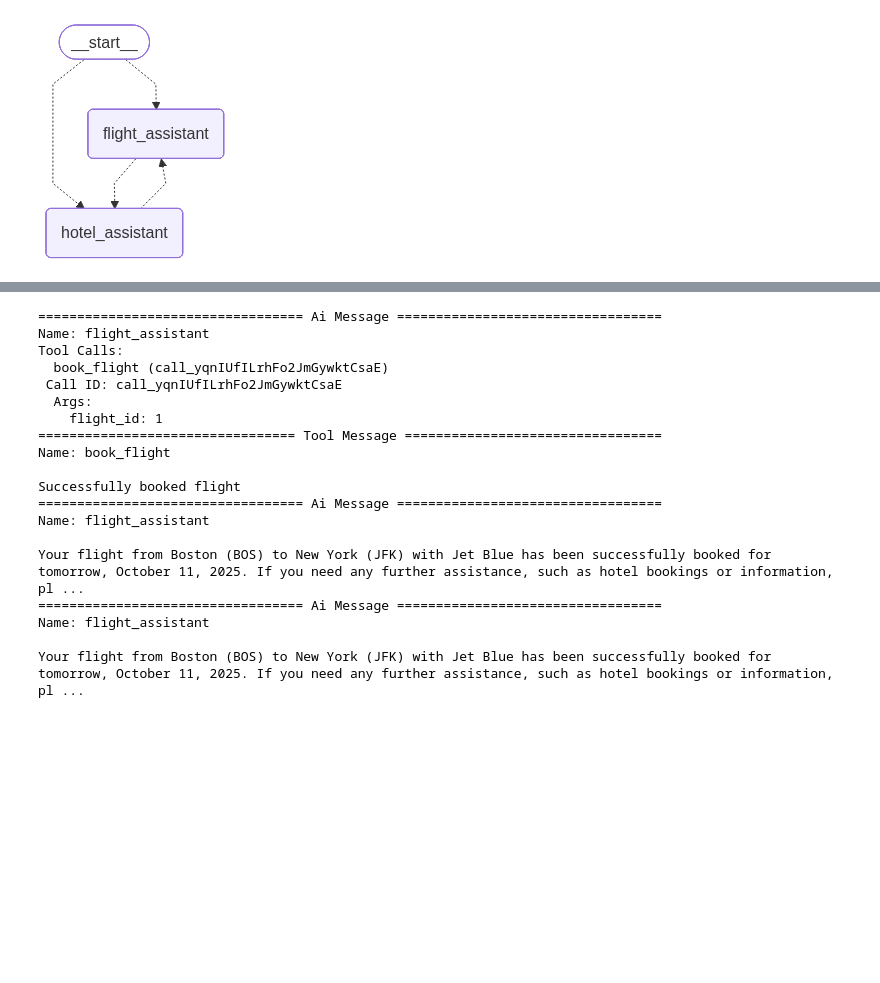
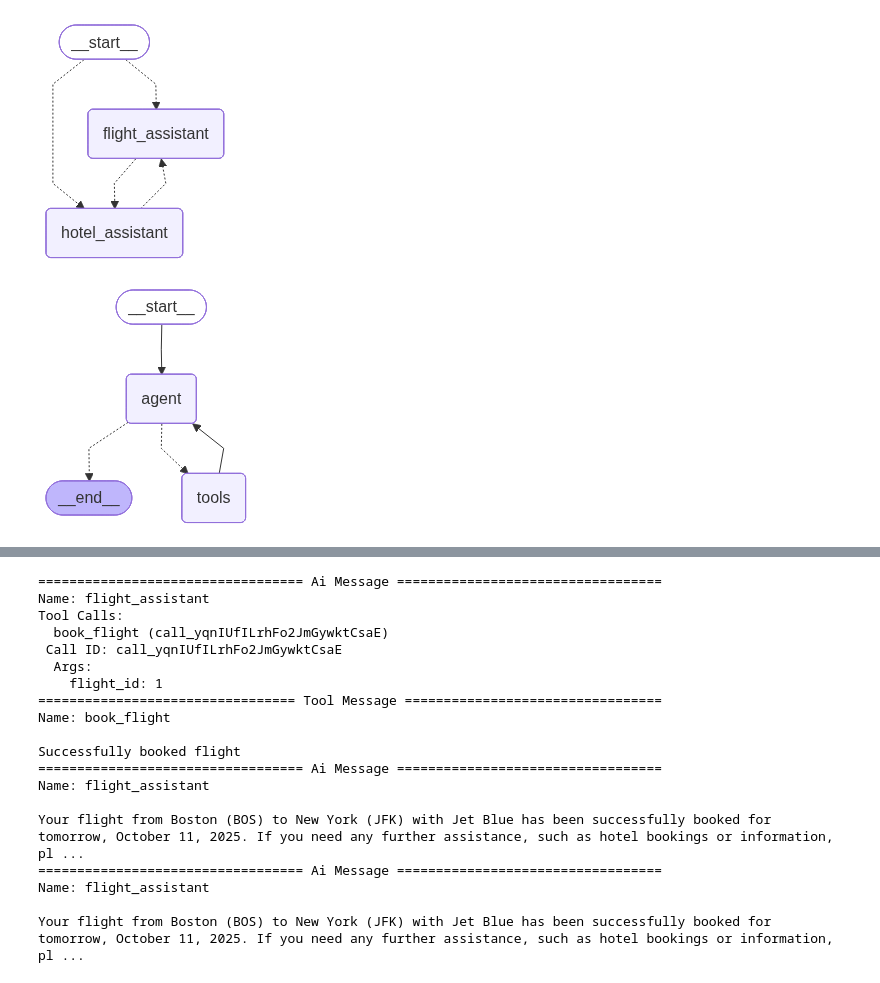
Before and after one commit to andrea-grandi/MAgNet, a Jupyter notebook: src/magnet/nets/customer_support_net/agent/customer_support.ipynb, the cells around one changed output, grey strips where cells are left out. Drawn from its saved outputs; the diff is of its cells as text; code cells hidden in the pictures; blank space fills up the shorter version.

```diff
--- a/src/magnet/customer_support/agent/customer_support.ipynb
+++ b/src/magnet/nets/customer_support_net/agent/customer_support.ipynb
@@ -155,3 +155,7 @@ from IPython.display import Image, display
 display(Image(app.get_graph().draw_mermaid_png()))
 # %% [output]
 [figure]
+# %%
+display(Image(flight_assistant.get_graph().draw_mermaid_png()))
+# %% [output]
+[figure, added]
```
Also changed, not shown: parts of 2 cells of this notebook, 15 other files.
